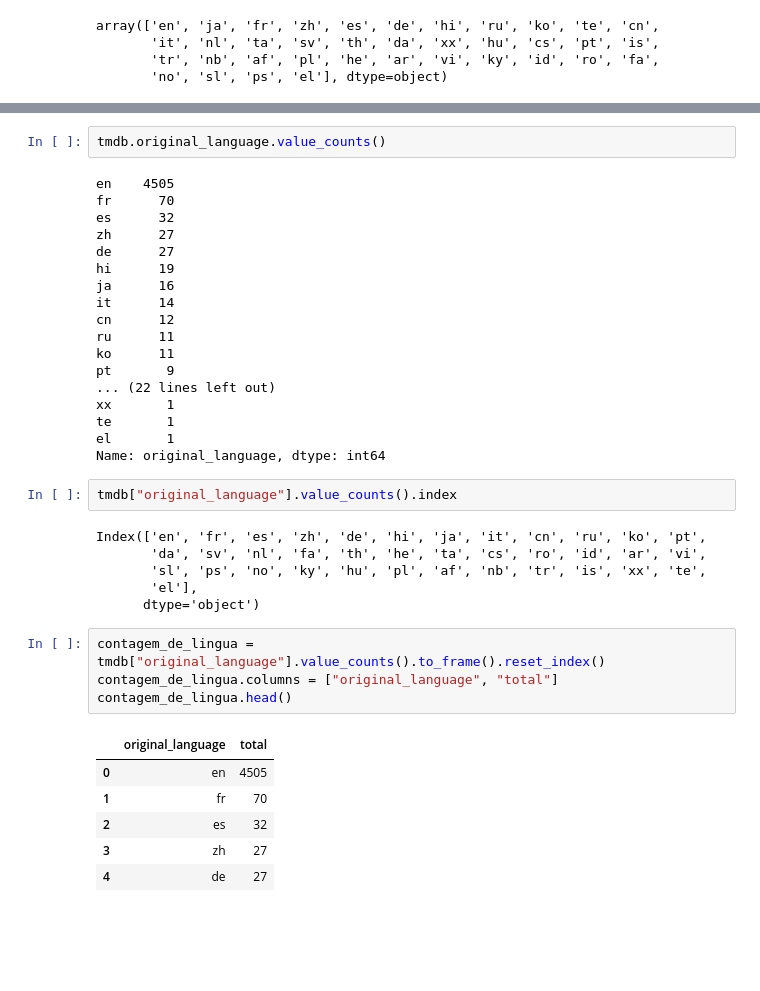
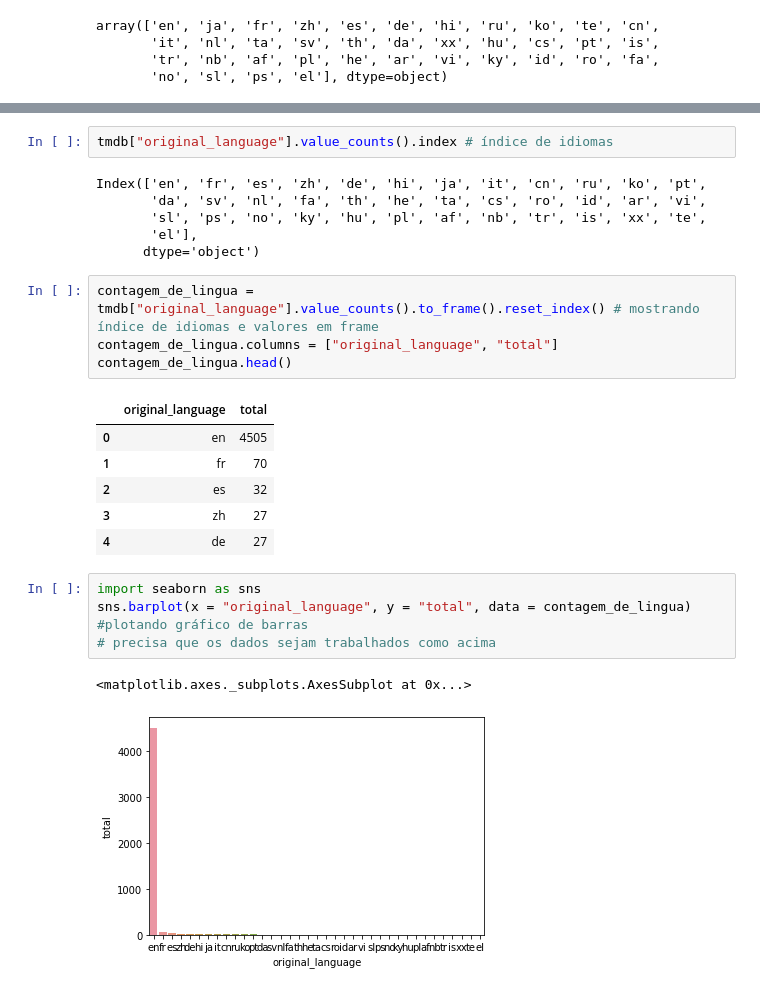
Before and after one commit to eduardomedeiro5/Data_Science1, a Jupyter notebook: Introdução_a_Data_Science.ipynb, the cells around one changed output, grey strips where cells are left out. Cells and saved outputs as stored; diff of their text form; blank space fills up the shorter version.

```diff
--- a/Introdução_a_Data_Science.ipynb
+++ b/Introdução_a_Data_Science.ipynb
@@ -185,33 +205,13 @@ array(['en', 'ja', 'fr', 'zh', 'es', 'de', 'hi', 'ru', 'ko', 'te', 'cn',
 # %%
-tmdb.original_language.value_counts()
+tmdb["original_language"].value_counts().index # índice de idiomas
 # %% [output]
-en    4505
-fr      70
-es      32
-zh      27
-de      27
-hi      19
-ja      16
-it      14
-cn      12
-ru      11
-ko      11
-pt       9
-... (22 lines left out)
-xx       1
-te       1
-el       1
-Name: original_language, dtype: int64
+Index(['en', 'fr', 'es', 'zh', 'de', 'hi', 'ja', 'it', 'cn', 'ru', 'ko', 'pt',
+       'da', 'sv', 'nl', 'fa', 'th', 'he', 'ta', 'cs', 'ro', 'id', 'ar', 'vi',
+       'sl', 'ps', 'no', 'ky', 'hu', 'pl', 'af', 'nb', 'tr', 'is', 'xx', 'te',
+       'el'],
+      dtype='object')
-# %%
-tmdb["original_language"].value_counts().index
-# %% [output]
-Index(['en', 'fr', 'es', 'zh', 'de', 'hi', 'ja', 'it', 'cn', 'ru', 'ko', 'pt',
-       'da', 'sv', 'nl', 'fa', 'th', 'he', 'ta', 'cs', 'ro', 'id', 'ar', 'vi',
-       'sl', 'ps', 'no', 'ky', 'hu', 'pl', 'af', 'nb', 'tr', 'is', 'xx', 'te',
-       'el'],
-      dtype='object')
 # %%
-contagem_de_lingua = tmdb["original_language"].value_counts().to_frame().reset_index()
+contagem_de_lingua = tmdb["original_language"].value_counts().to_frame().reset_index() # mostrando índice de idiomas e valores em frame
 contagem_de_lingua.columns = ["original_language", "total"]
 contagem_de_lingua.head()
 # %% [output]
@@ -221,3 +221,10 @@ contagem_de_lingua.head()
 | 2 | es | 32 |
 | 3 | zh | 27 |
 | 4 | de | 27 |
+# %%
+import seaborn as sns
+sns.barplot(x = "original_language", y = "total", data = contagem_de_lingua) #plotando gráfico de barras
+# precisa que os dados sejam trabalhados como acima
+# %% [output]
+<matplotlib.axes._subplots.AxesSubplot at 0x...>
+[figure, added]
```
Also changed, not shown: parts of 2 cells of this notebook.
